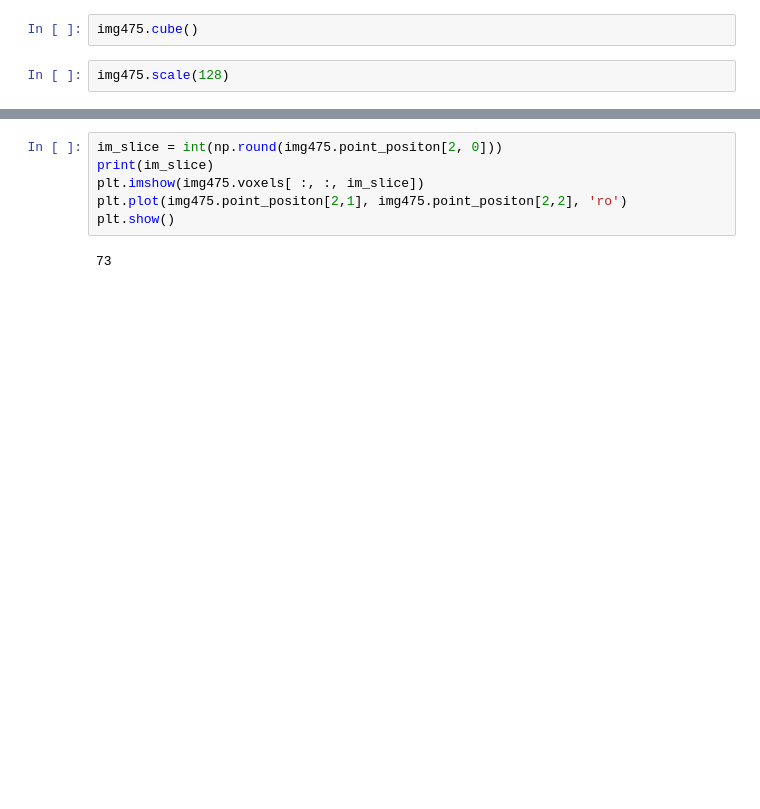
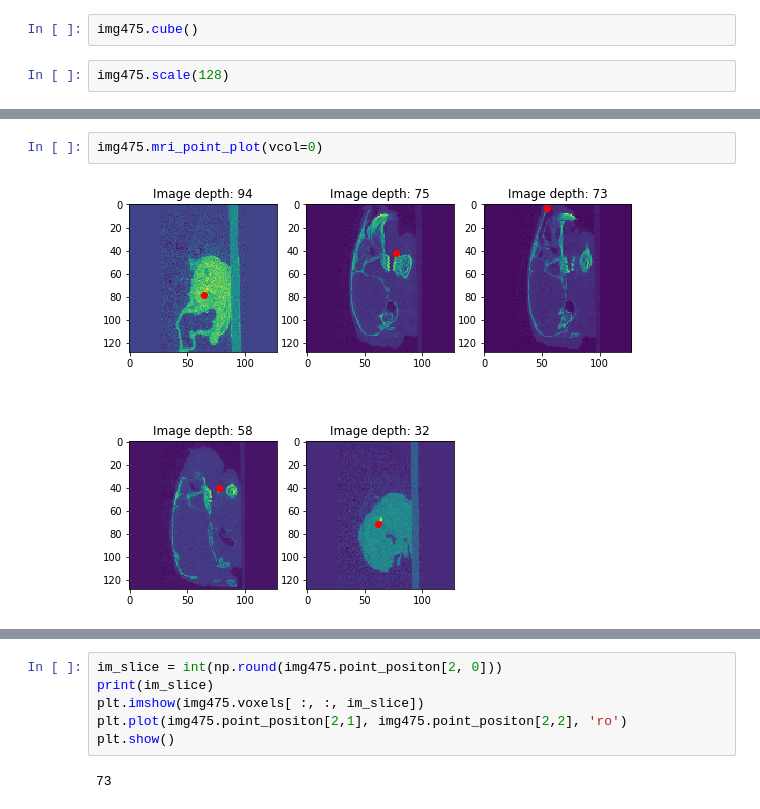
Before and after one commit to 3DLables/3DLabeler, a Jupyter notebook: EDATesting.ipynb, the cells around one changed output, grey strips where cells are left out. Cells and saved outputs as stored; diff of their text form; blank space fills up the shorter version.

```diff
--- a/EDATesting.ipynb
+++ b/EDATesting.ipynb
@@ -21,2 +25,6 @@ img475.scale(128)
+# %%
+img475.mri_point_plot(vcol=0)
+# %% [output]
+[figure, added]
 # %%
 mri_point_plot(img475.voxels, img475.point_positon)
```
Also changed, not shown: parts of 4 cells of this notebook.
